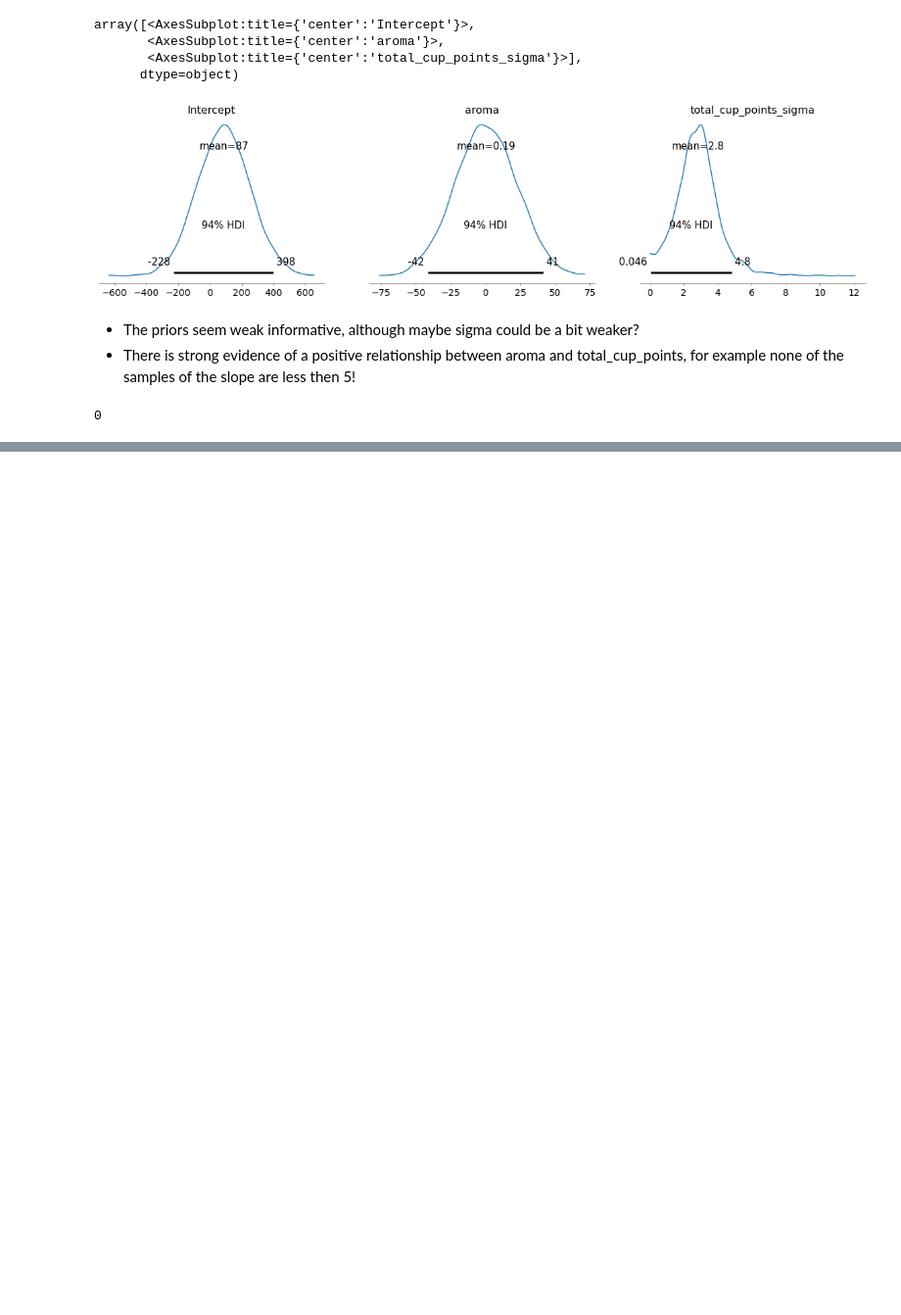
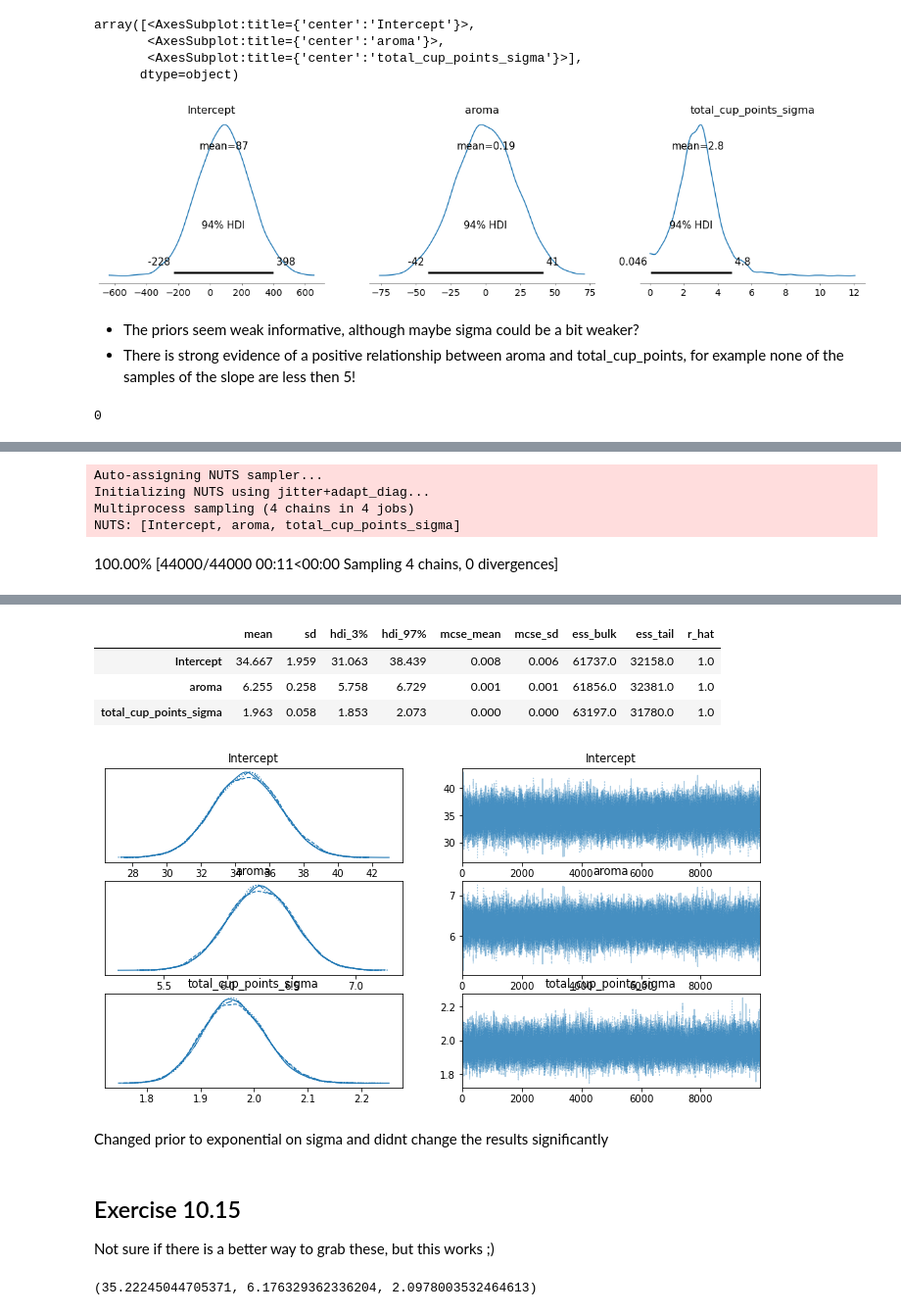
Before and after one commit to DrEntropy/BayesRulesWork, a Jupyter notebook: Chapter10.ipynb, the cells around one changed output, grey strips where cells are left out. Shown at 98% size. Saved outputs shown, nothing was run; the diff lists cells and outputs as text; code cells hidden in the pictures; blank space fills up the shorter version.

Commit message:
Chapter 10 exercises

```diff
--- a/Chapter10.ipynb
+++ b/Chapter10.ipynb
@@ -68,0 +113,10 @@ np.sum(results.posterior.aroma.values.flatten() <5)
+# %%
+results2 = model2.fit(draws=10000, chains=4)
+az.plot_trace(results2)
+az.summary(results2)
+# %% [output]
+Auto-assigning NUTS sampler...
+Initializing NUTS using jitter+adapt_diag...
+Multiprocess sampling (4 chains in 4 jobs)
+NUTS: [Intercept, aroma, total_cup_points_sigma]
+100.00% [44000/44000 00:11<00:00 Sampling 4 chains, 0 divergences]
@@ -68,0 +124,11 @@ np.sum(results.posterior.aroma.values.flatten() <5)
+|  | mean | sd | hdi_3% | hdi_97% | mcse_mean | mcse_sd | ess_bulk | ess_tail | r_hat |
+| Intercept | 34.667 | 1.959 | 31.063 | 38.439 | 0.008 | 0.006 | 61737.0 | 32158.0 | 1.0 |
+| aroma | 6.255 | 0.258 | 5.758 | 6.729 | 0.001 | 0.001 | 61856.0 | 32381.0 | 1.0 |
+| total_cup_points_sigma | 1.963 | 0.058 | 1.853 | 2.073 | 0.000 | 0.000 | 63197.0 | 31780.0 | 1.0 |
+[figure, added]
+# %% [markdown]
+Changed prior to exponential on sigma and didnt change the results significantly
+# %% [markdown]
+## Exercise 10.15
+
+Not sure if there is a better way to grab these, but this works ;)
@@ -68,0 +137,5 @@ np.sum(results.posterior.aroma.values.flatten() <5)
+# %%
+first_sample = samples[0]
+first_sample
+# %% [output]
+(35.22245044705371, 6.176329362336204, 2.0978003532464613)
```
Also changed, not shown: parts of 40 cells of this notebook.
